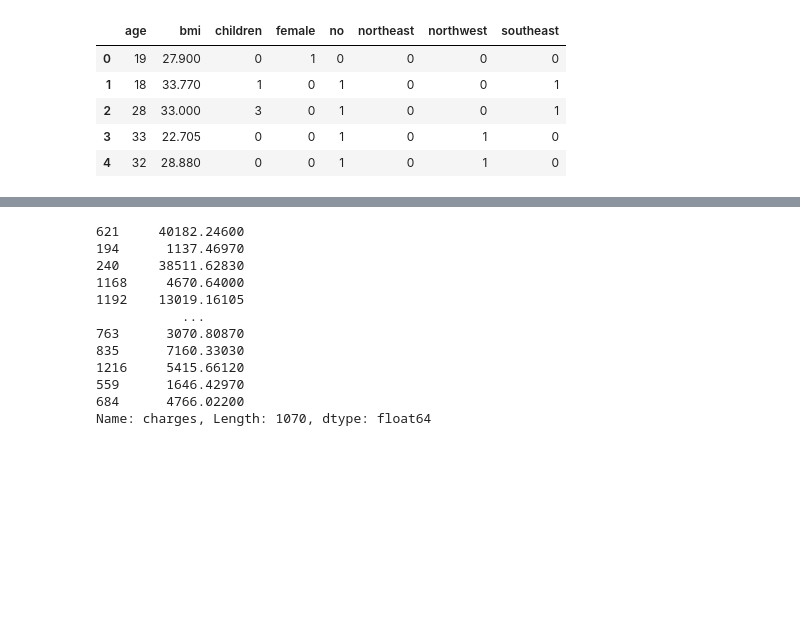
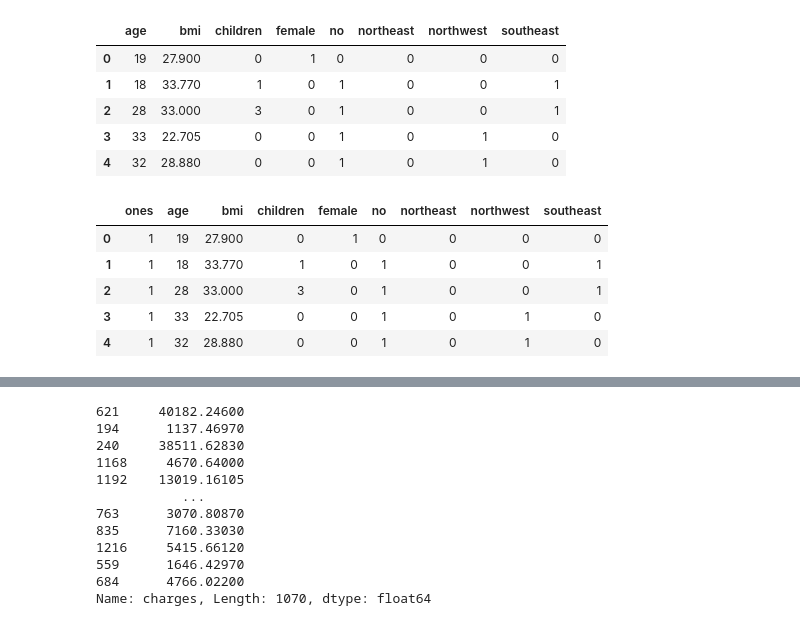
Before and after one commit to ahsanfarooq210/Jupyter, a Jupyter notebook: Multiple linear regression/code.ipynb, the cells around one changed output, grey strips where cells are left out. Saved outputs shown, nothing was run; the diff lists cells and outputs as text; code cells hidden in the pictures; blank space fills up the shorter version.

```diff
--- a/Multiple linear regression/code.ipynb
+++ b/Multiple linear regression/code.ipynb
@@ -180,3 +180,13 @@ X.head(5)
 | 2 | 28 | 33.000 | 3 | 0 | 1 | 0 | 0 | 1 |
 | 3 | 33 | 22.705 | 0 | 0 | 1 | 0 | 1 | 0 |
 | 4 | 32 | 28.880 | 0 | 0 | 1 | 0 | 1 | 0 |
+# %%
+X.insert(0,'ones',1)
+X.head(5)
+# %% [output]
+|  | ones | age | bmi | children | female | no | northeast | northwest | southeast |
+| 0 | 1 | 19 | 27.900 | 0 | 1 | 0 | 0 | 0 | 0 |
+| 1 | 1 | 18 | 33.770 | 1 | 0 | 1 | 0 | 0 | 1 |
+| 2 | 1 | 28 | 33.000 | 3 | 0 | 1 | 0 | 0 | 1 |
+| 3 | 1 | 33 | 22.705 | 0 | 0 | 1 | 0 | 1 | 0 |
+| 4 | 1 | 32 | 28.880 | 0 | 0 | 1 | 0 | 1 | 0 |
```
Also changed, not shown: parts of 14 cells of this notebook.
